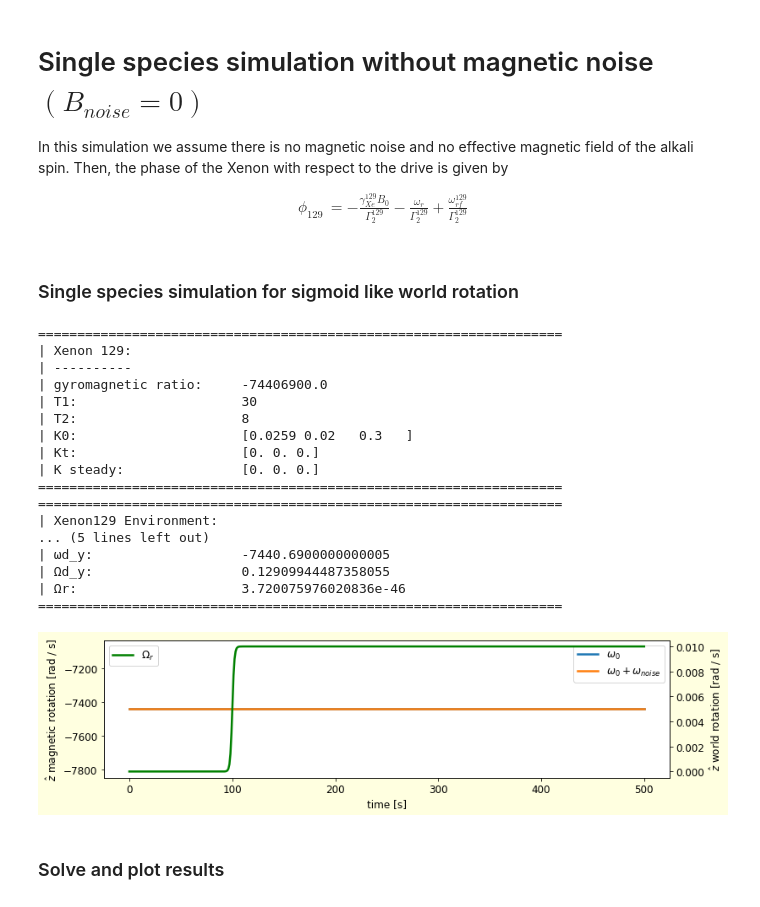
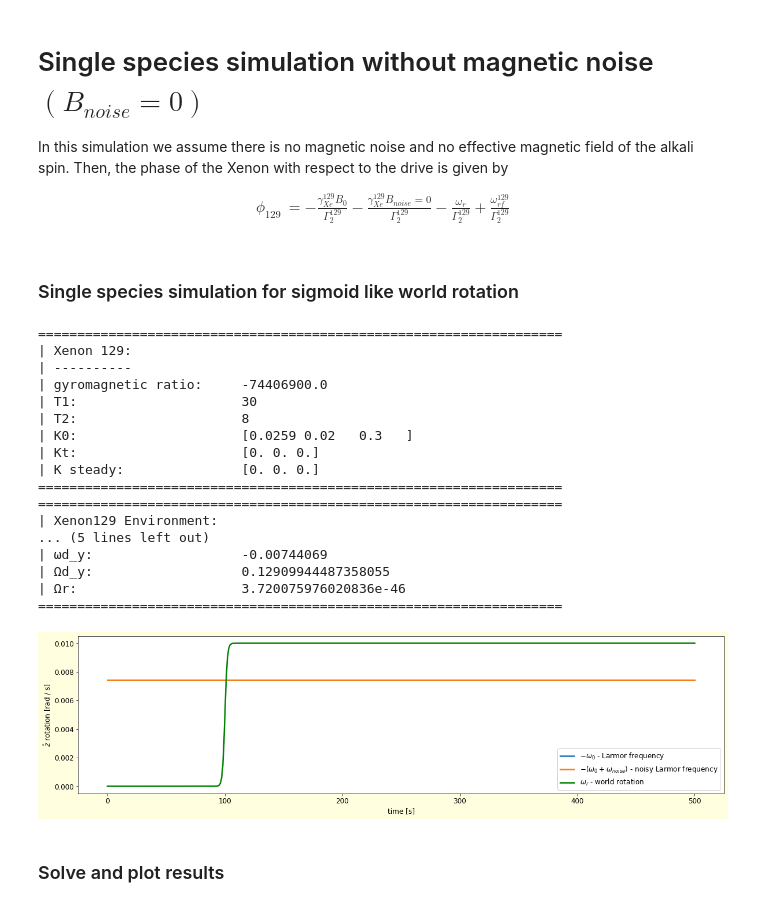
Before and after one commit to RoyElkabetz/NMR-gyroscope, a Jupyter notebook: src/single_specie_experiment.ipynb, the cells around one changed output. Cells and saved outputs as stored; diff of their text form; code cells hidden in the pictures.

Commit message:
delete the noise part

```diff
--- a/src/single_specie_experiment.ipynb
+++ b/src/single_specie_experiment.ipynb
@@ -35,78 +35,74 @@ import utils
 In this simulation we assume there is no magnetic noise and no effective magnetic field of the alkali spin. Then, the phase of the Xenon with respect to the drive is given by
 
 \begin{align}
-    \phi_{129} &= -\frac{\gamma^{129}_{Xe}B_0}{\Gamma_2^{129}}-\frac{\omega_r}{\Gamma_2^{129}}+\frac{\omega^{129}_{rf}}{\Gamma_2^{129}}
+    \phi_{129} &= -\frac{\gamma^{129}_{Xe}B_0}{\Gamma_2^{129}}-\boxed{\frac{\gamma^{129}_{Xe}B_{noise}=0}{\Gamma_2^{129}}}-\frac{\omega_r}{\Gamma_2^{129}}+\frac{\omega^{129}_{rf}}{\Gamma_2^{129}}
 \end{align}
 # %% [markdown]
 ### Single species simulation for sigmoid like world rotation
 # %%
 # solver parameters
-t_final = 500
-dt = 1
+t_final = 500                                                 # [s]
+dt = 1                                                        # [s]
 steps = int(t_final // dt )
-ts1 = np.linspace(0, dt, 2)
-ts = np.linspace(0, t_final, steps)
+ts = np.linspace(0, t_final, steps)                           # [s]
 
 # world rotation parameters
-#wr = 30 * utils.gaussian(ts, 600, 40)                         # rad / s
-wr = 0.01 * utils.sigmoid(ts, 1, 100)                          # rad / s
+#wr = 30 * utils.gaussian(ts, 600, 40)                        # [rad / s]
+wr = 0.01 * utils.sigmoid(ts, 1, 100)                         # [rad / s]
 
 # Xenon parameters
 g129 = phy.G129                        # gyromagnetic ratio [rad  s^-1  T^-1]
-t1 = 30                                # s
-t2 = 8                                 # s
+t1 = 30                                # [s]
+t2 = 8                                 # [s]
 Rse = np.array([0, 0, 0.1]) * t1       # |K| / s
 
 # Environment parameters
-B0 = 1 * phy.G2T * np.ones_like(ts)                             # Tesla
-Bnoise = 0 * phy.G2T * utils.smooth(np.random.randn(len(ts)))   # Tesla
-Ad_y = 2 * np.sqrt((1 / t1) * (1 / t2)) * np.ones_like(ts)      # rad / s
-wd_y = g129 * 1 * phy.G2T * np.ones_like(ts)                    # rad / s
-Ad_x = np.zeros_like(ts)                                        # rad / s
-wd_x = np.zeros_like(ts)                                        # rad / s
+B0 = 1e-6 * phy.G2T * np.ones_like(ts)                         # [Tesla]
+Bnoise = np.zeros_like(ts)                                     # [Tesla]
+Ad_y = 2 * np.sqrt((1 / t1) * (1 / t2)) * np.ones_like(ts)     # [rad / s]
+wd_y = g129 * 1e-6 * phy.G2T * np.ones_like(ts)                # [rad / s]
+Ad_x = np.zeros_like(ts)                                       # [rad / s]
+wd_x = np.zeros_like(ts)                                       # [rad / s]
 
 # initialize Xenon
 Xe129 = xe.Xenon(gamma=g129, t1=t1, t2=t2, K0=np.array([0.0259, 0.02, 0.3]), ts=t_final, dt=dt, name='129')
 Xe129.set_spin_exchange_amp(Rse)
 Xe129.display_params()
 
 # initialize Environment
 env129 = env.Environment()
 env129.set_state(wr=wr, B0=B0, Bnoise=Bnoise, Ad_y=Ad_y, wd_y=wd_y, Ad_x=Ad_x, wd_x=wd_x)
 env129.display_params()
 
 # plot world rotation
-fig = plt.figure(figsize=(12, 3))
+fig = plt.figure(figsize=(20, 5))
 ax = plt.subplot()
-ax.plot(ts, Xe129.gamma * B0, label='$\omega_0$')
-ax.plot(ts, Xe129.gamma * (B0 + Bnoise), label='$\omega_0 + \omega_{noise}$')
-ax.set_ylabel('$\hat{z}$ magnetic rotation [rad / s]')
+ax.plot(ts, -Xe129.gamma * B0, label='$-\omega_0$ - Larmor frequency')
+ax.plot(ts, -Xe129.gamma * (B0 + Bnoise), label='$-(\omega_0 + \omega_{noise})$ - noisy Larmor frequency')
+ax.plot(ts, wr, label='$\omega_r$ - world rotation', color='green')
+ax.set_ylabel('$\hat{z}$ rotation [rad / s]')
 ax.set_xlabel('time [s]')
 ax.legend()
-ax1 = ax.twinx()
-ax1.plot(ts, wr, label='$\Omega_r$', color='green')
-ax1.set_ylabel('$\hat{z}$ world rotation [rad / s]')
-ax1.legend()
 plt.show()
 # %% [output]
 ===================================================================
 | Xenon 129:
 | ----------
 | gyromagnetic ratio:     -74406900.0
 | T1:                     30
 | T2:                     8
 | K0:                     [0.0259 0.02   0.3   ]
 | Kt:                     [0. 0. 0.]
 | K steady:               [0. 0. 0.]
 ===================================================================
 ===================================================================
 | Xenon129 Environment:
 ... (5 lines left out)
-| ωd_y:                   -7440.6900000000005
+| ωd_y:                   -0.00744069
 | Ωd_y:                   0.12909944487358055
 | Ωr:                     3.720075976020836e-46
 ===================================================================
-[figure, old version]
+[figure, new version]
 # %% [markdown]
 ### Solve and plot results
 # %%
```
Also changed, not shown: parts of 11 cells of this notebook.
